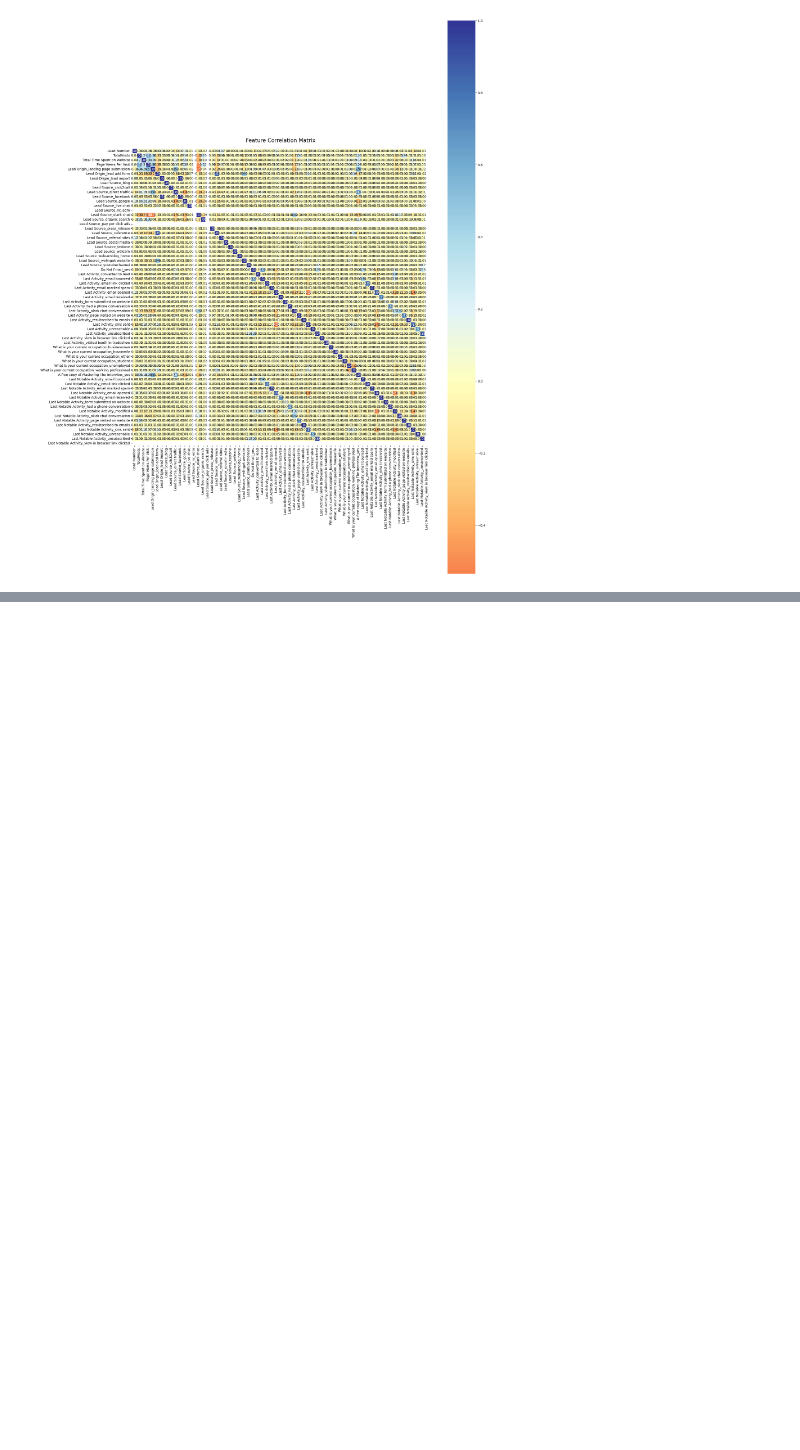
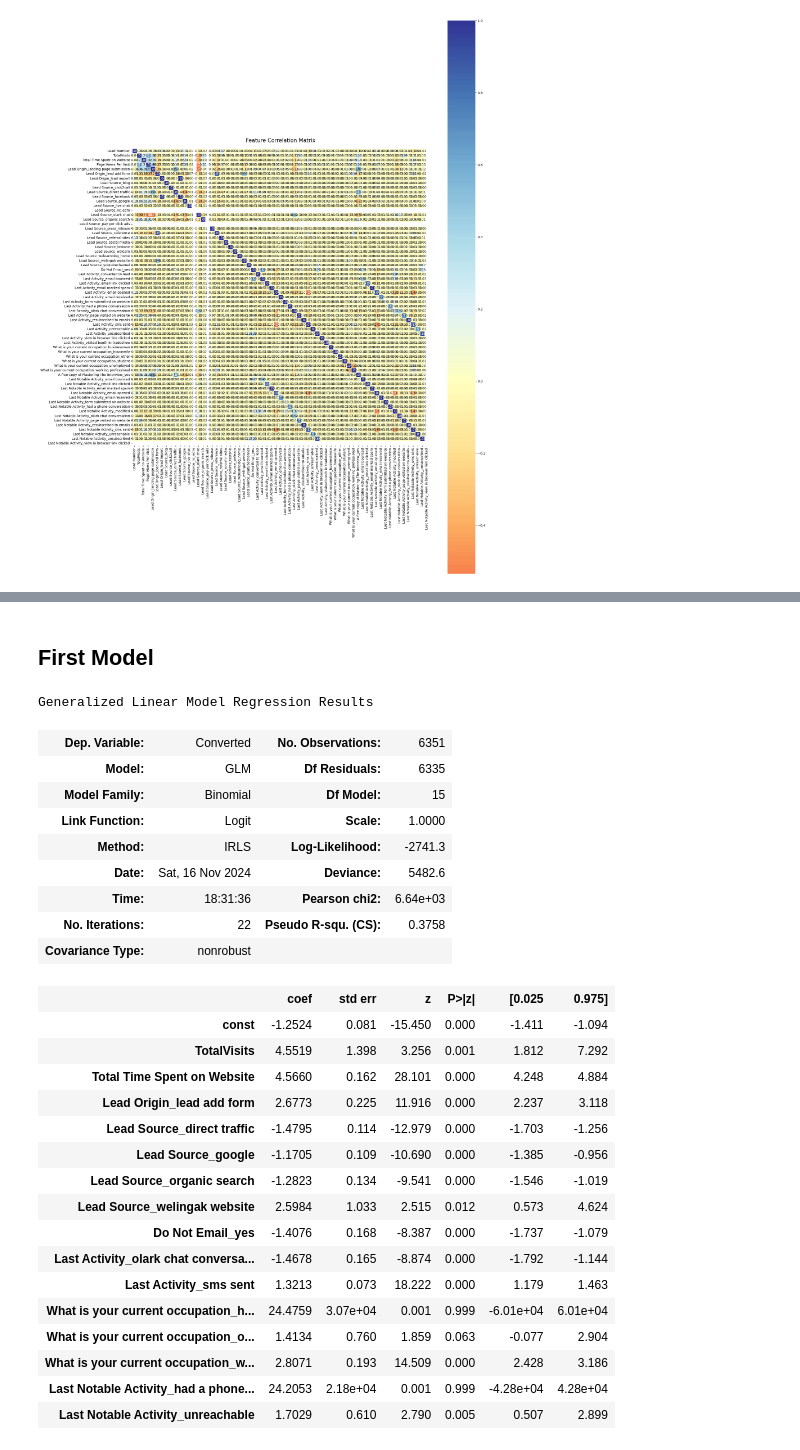
Before and after one commit to PrakNew/Lead-Scoring-Upgrad, a Jupyter notebook: lead_scoring_case_study.ipynb, the cells around one changed output, grey strips where cells are left out. Saved outputs shown, nothing was run; the diff lists cells and outputs as text; code cells hidden in the pictures; blank space fills up the shorter version.

Commit message:
Model creation done

```diff
--- a/lead_scoring_case_study.ipynb
+++ b/lead_scoring_case_study.ipynb
@@ -590,0 +615,4 @@ plt.show()
+# %%
+# Importing 'LogisticRegression' from sklearn
+from sklearn.linear_model import LogisticRegression
+logreg = LogisticRegression()
@@ -590,0 +622,4 @@ plt.show()
+# %%
+# Running RFE with 15 variables as output
+rfe = RFE(estimator=logreg, n_features_to_select=15)
+rfe = rfe.fit(X_train, y_train)
@@ -590,0 +647,6 @@ plt.show()
+# %%
+# Put all the columns selected by RFE in the variable 'cols'
+cols = X_train.columns[rfe.support_]
+# %%
+# Selecting columns selected by RFE
+X_train = X_train[cols]
@@ -590,0 +662,2 @@ plt.show()
+# %% [markdown]
+## First Model
@@ -590,0 +666,33 @@ plt.show()
+# %%
+X_train_sm = sm.add_constant(X_train)
+logm1 = sm.GLM(y_train, X_train_sm, family = sm.families.Binomial())
+model1 = logm1.fit()
+model1.summary()
+# %% [output]
+Generalized Linear Model Regression Results
+| Dep. Variable: | Converted | No. Observations: | 6351 |
+| Model: | GLM | Df Residuals: | 6335 |
+| Model Family: | Binomial | Df Model: | 15 |
+| Link Function: | Logit | Scale: | 1.0000 |
+| Method: | IRLS | Log-Likelihood: | -2741.3 |
+| Date: | Sat, 16 Nov 2024 | Deviance: | 5482.6 |
+| Time: | 18:31:36 | Pearson chi2: | 6.64e+03 |
+| No. Iterations: | 22 | Pseudo R-squ. (CS): | 0.3758 |
+| Covariance Type: | nonrobust |  |  |
+|  | coef | std err | z | P>|z| | [0.025 | 0.975] |
+| const | -1.2524 | 0.081 | -15.450 | 0.000 | -1.411 | -1.094 |
+| TotalVisits | 4.5519 | 1.398 | 3.256 | 0.001 | 1.812 | 7.292 |
+| Total Time Spent on Website | 4.5660 | 0.162 | 28.101 | 0.000 | 4.248 | 4.884 |
+| Lead Origin_lead add form | 2.6773 | 0.225 | 11.916 | 0.000 | 2.237 | 3.118 |
+| Lead Source_direct traffic | -1.4795 | 0.114 | -12.979 | 0.000 | -1.703 | -1.256 |
+| Lead Source_google | -1.1705 | 0.109 | -10.690 | 0.000 | -1.385 | -0.956 |
+| Lead Source_organic search | -1.2823 | 0.134 | -9.541 | 0.000 | -1.546 | -1.019 |
+| Lead Source_welingak website | 2.5984 | 1.033 | 2.515 | 0.012 | 0.573 | 4.624 |
+| Do Not Email_yes | -1.4076 | 0.168 | -8.387 | 0.000 | -1.737 | -1.079 |
+| Last Activity_olark chat conversa... | -1.4678 | 0.165 | -8.874 | 0.000 | -1.792 | -1.144 |
+| Last Activity_sms sent | 1.3213 | 0.073 | 18.222 | 0.000 | 1.179 | 1.463 |
+| What is your current occupation_h... | 24.4759 | 3.07e+04 | 0.001 | 0.999 | -6.01e+04 | 6.01e+04 |
+| What is your current occupation_o... | 1.4134 | 0.760 | 1.859 | 0.063 | -0.077 | 2.904 |
+| What is your current occupation_w... | 2.8071 | 0.193 | 14.509 | 0.000 | 2.428 | 3.186 |
+| Last Notable Activity_had a phone... | 24.2053 | 2.18e+04 | 0.001 | 0.999 | -4.28e+04 | 4.28e+04 |
+| Last Notable Activity_unreachable | 1.7029 | 0.610 | 2.790 | 0.005 | 0.507 | 2.899 |
```
Also changed, not shown: parts of 28 cells of this notebook.
